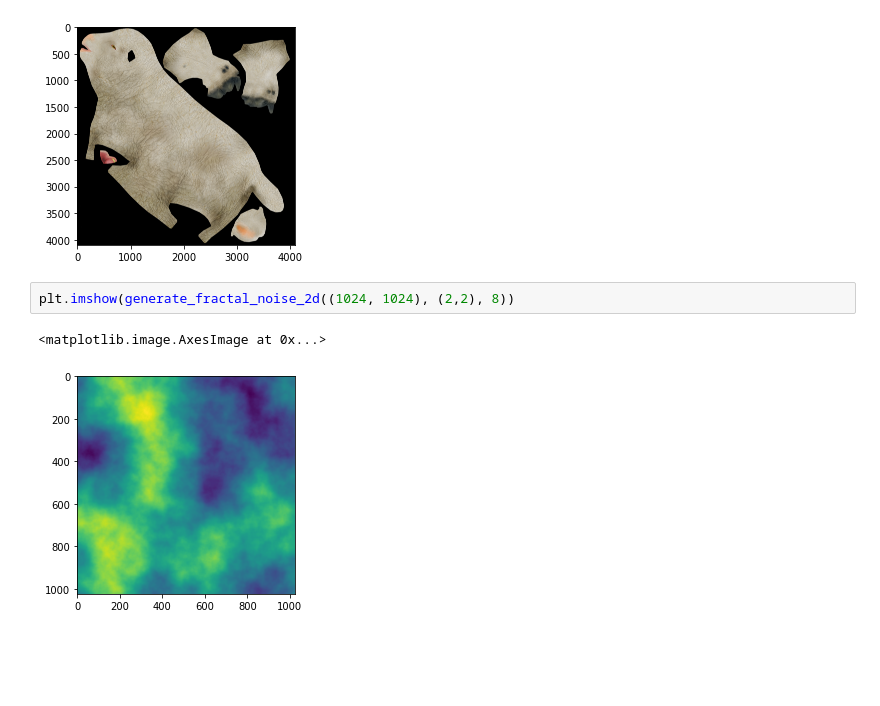
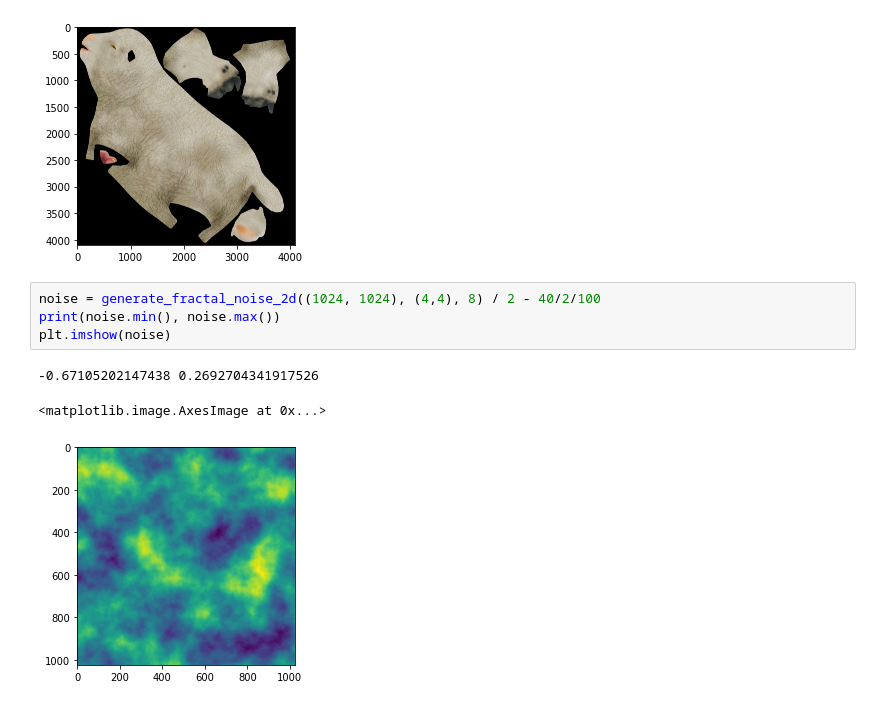
Before and after one commit to bjosttveit/masters-thesis, a Jupyter notebook: furtexture/texture_randomizer.ipynb, the cells around one changed output. Drawn from its saved outputs; the diff is of its cells as text; blank space fills up the shorter version.

```diff
--- a/furtexture/texture_randomizer.ipynb
+++ b/furtexture/texture_randomizer.ipynb
@@ -66,8 +79,11 @@ plt.imshow(image.convert("RGB"))
 # %% [output]
 <matplotlib.image.AxesImage at 0x...>
 [figure]
-# %%
-plt.imshow(generate_fractal_noise_2d((1024, 1024), (2,2), 8))
-# %% [output]
-<matplotlib.image.AxesImage at 0x...>
-[figure, removed]
+# %%
+noise = generate_fractal_noise_2d((1024, 1024), (4,4), 8) / 2 - 40/2/100
+print(noise.min(), noise.max())
+plt.imshow(noise)
+# %% [output]
+-0.67105202147438 0.2692704341917526
+<matplotlib.image.AxesImage at 0x...>
+[figure, added]
```
Also changed, not shown: parts of 3 cells of this notebook, 1 other file.
